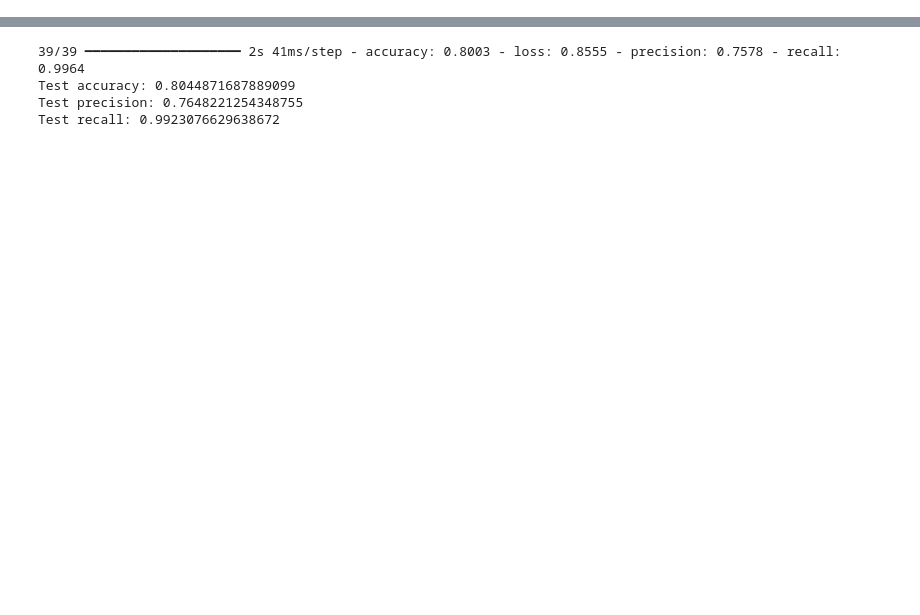
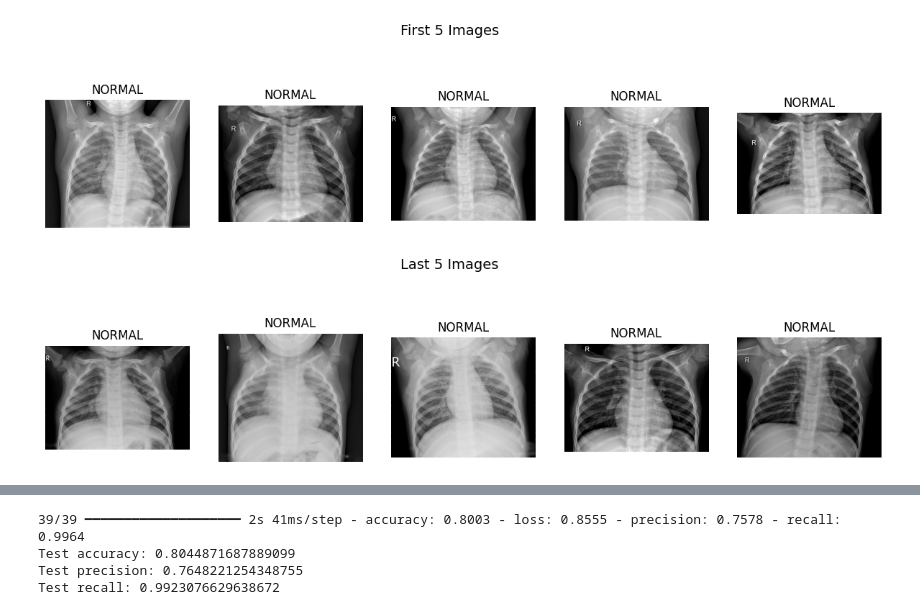
Before and after one commit to mgenz05/cnn-pneumonia-detection-2026, a Jupyter notebook: pneumonia_project.ipynb, the cells around one changed output, grey strips where cells are left out. Saved outputs shown, nothing was run; the diff lists cells and outputs as text; code cells hidden in the pictures; blank space fills up the shorter version.

```diff
--- a/pneumonia_project.ipynb
+++ b/pneumonia_project.ipynb
@@ -14,5 +13,5 @@ print(tf.__version__)
 # %%
-BASE_DIR = "data/chest_xray"
+BASE_DIR = "archive/chest_xray/chest_xray"
 
 TRAIN_DIR = os.path.join(BASE_DIR, "train")
 VAL_DIR   = os.path.join(BASE_DIR, "val")
@@ -66,6 +33,8 @@ train_filenames = tf.io.gfile.glob(os.path.join(TRAIN_DIR, "*", "*"))
 val_filenames = tf.io.gfile.glob(os.path.join(VAL_DIR, "*", "*"))
 
 filenames = train_filenames + val_filenames
+filenames = [f for f in filenames if f.lower().endswith(('.jpg', '.jpeg', '.png'))]
+
 train_filenames, val_filenames = train_test_split(filenames, test_size = 0.2, random_state = 42)
 
 COUNT_NORMAL = len([f for f in train_filenames if "NORMAL" in f])
@@ -81,7 +50,8 @@ VAL_IMG_COUNT = tf.data.experimental.cardinality(val_list_ds).numpy()
 print("Training images count:", TRAIN_IMG_COUNT)
 print("Validating images count:", VAL_IMG_COUNT)
 
-CLASS_NAMES = np.array([os.path.basename(p) for p in tf.io.gfile.glob(os.path.join(TRAIN_DIR, "*"))])
+CLASS_NAMES = np.array([os.path.basename(p) for p in tf.io.gfile.glob(os.path.join(TRAIN_DIR, "*"))
+                        if not os.path.basename(p).startswith('.')])
 print(CLASS_NAMES)
 # %% [output]
 Normal images count in training set: 1059
@@ -92,3 +88,22 @@ Validating images count: 1047
+# %%
+def show_images(file_list, title):
+    plt.figure(figsize=(15, 4))
+    plt.suptitle(title, fontsize=14)
+    for i, filepath in enumerate(file_list):
+        img = tf.io.read_file(filepath)
+        img = tf.image.decode_jpeg(img, channels=3)
+        ax = plt.subplot(1, 5, i + 1)
+        plt.imshow(img)
+        label = "PNEUMONIA" if "PNEUMONIA" in filepath else "NORMAL"
+        plt.title(label)
+        plt.axis("off")
+    plt.show()
+
+show_images(filenames[:5], "First 5 Images")
+show_images(filenames[-5:], "Last 5 Images")
+# %% [output]
+[figure, added]
+[figure, added]
 # %%
 AUTOTUNE = tf.data.experimental.AUTOTUNE
 IMAGE_SIZE = [180, 180]   # matches source
```
Also changed, not shown: parts of 8 cells of this notebook.
